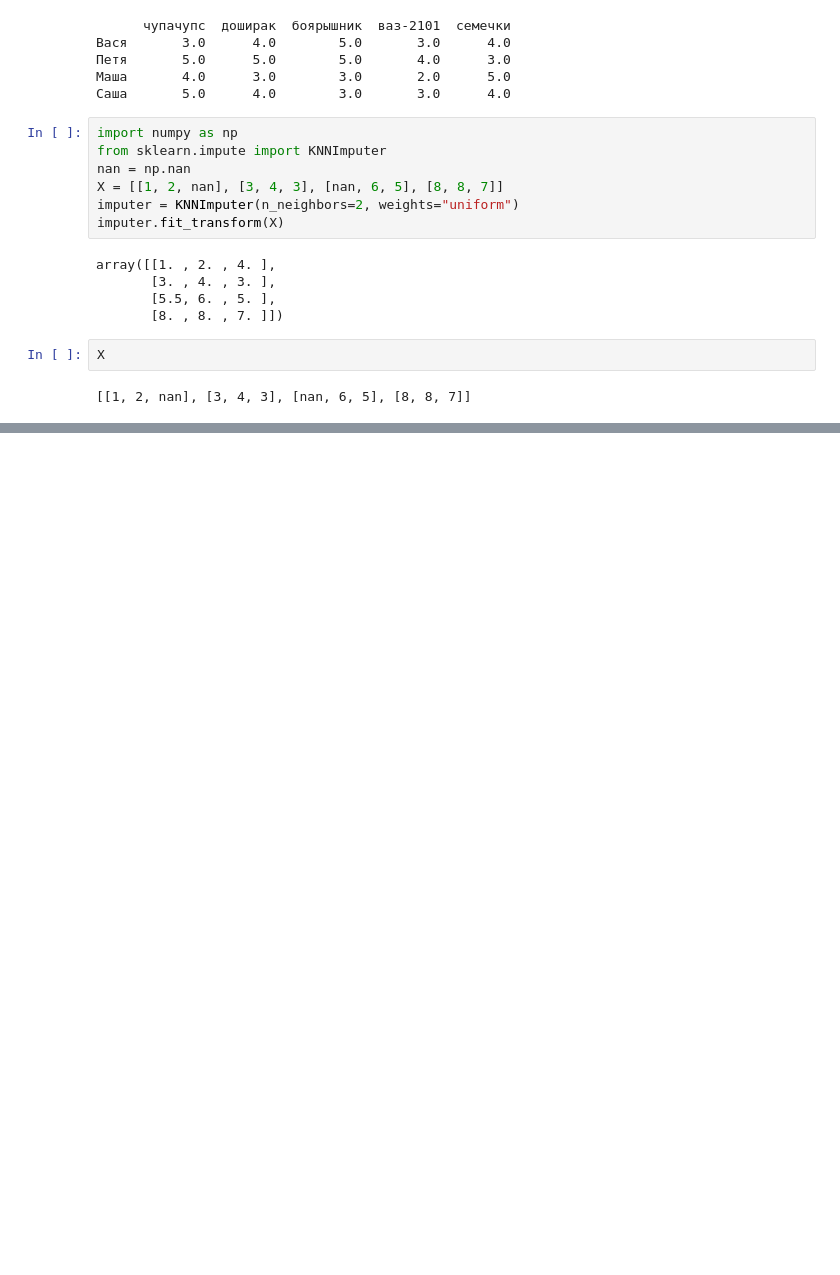
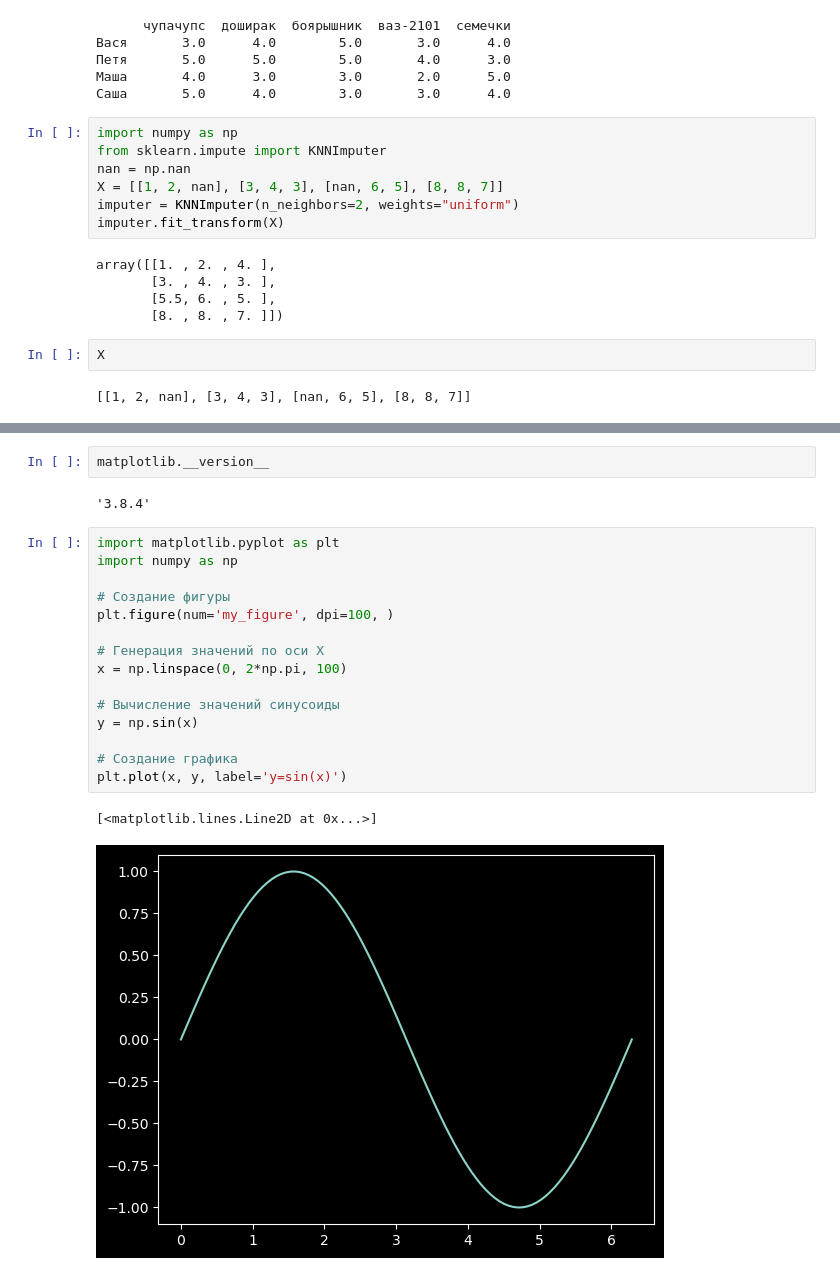
Before and after one commit to dimonpd/ml-courses-7bits, a Jupyter notebook: test.ipynb, the cells around one changed output, grey strips where cells are left out. Drawn from its saved outputs; the diff is of its cells as text; blank space fills up the shorter version.

```diff
--- a/test.ipynb
+++ b/test.ipynb
@@ -370,0 +403,22 @@ X
+# %%
+matplotlib.__version__
+# %% [output]
+'3.8.4'
+# %%
+import matplotlib.pyplot as plt
+import numpy as np
+
+# Создание фигуры
+plt.figure(num='my_figure', dpi=100, )
+
+# Генерация значений по оси X
+x = np.linspace(0, 2*np.pi, 100)
+
+# Вычисление значений синусоиды
+y = np.sin(x)
+
+# Создание графика
+plt.plot(x, y, label='y=sin(x)')
+# %% [output]
+[<matplotlib.lines.Line2D at 0x...>]
+[figure, added]
```
Also changed, not shown: parts of 5 cells of this notebook.
